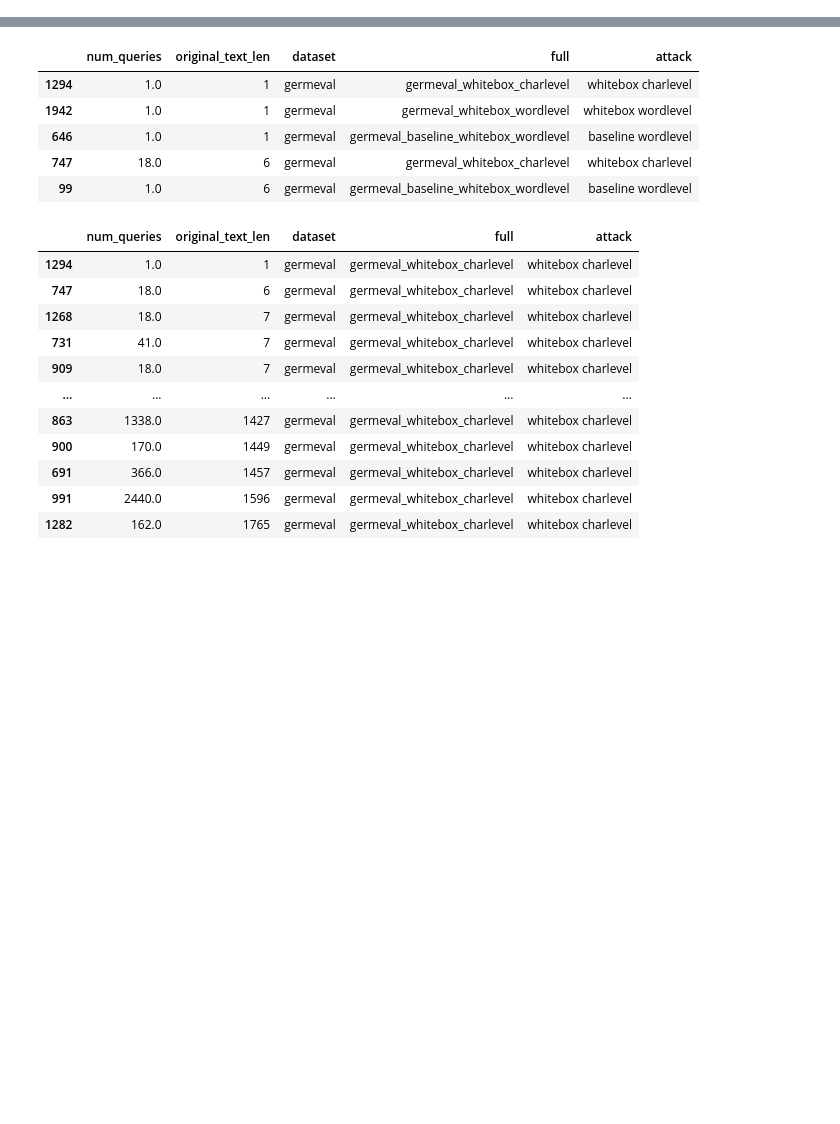
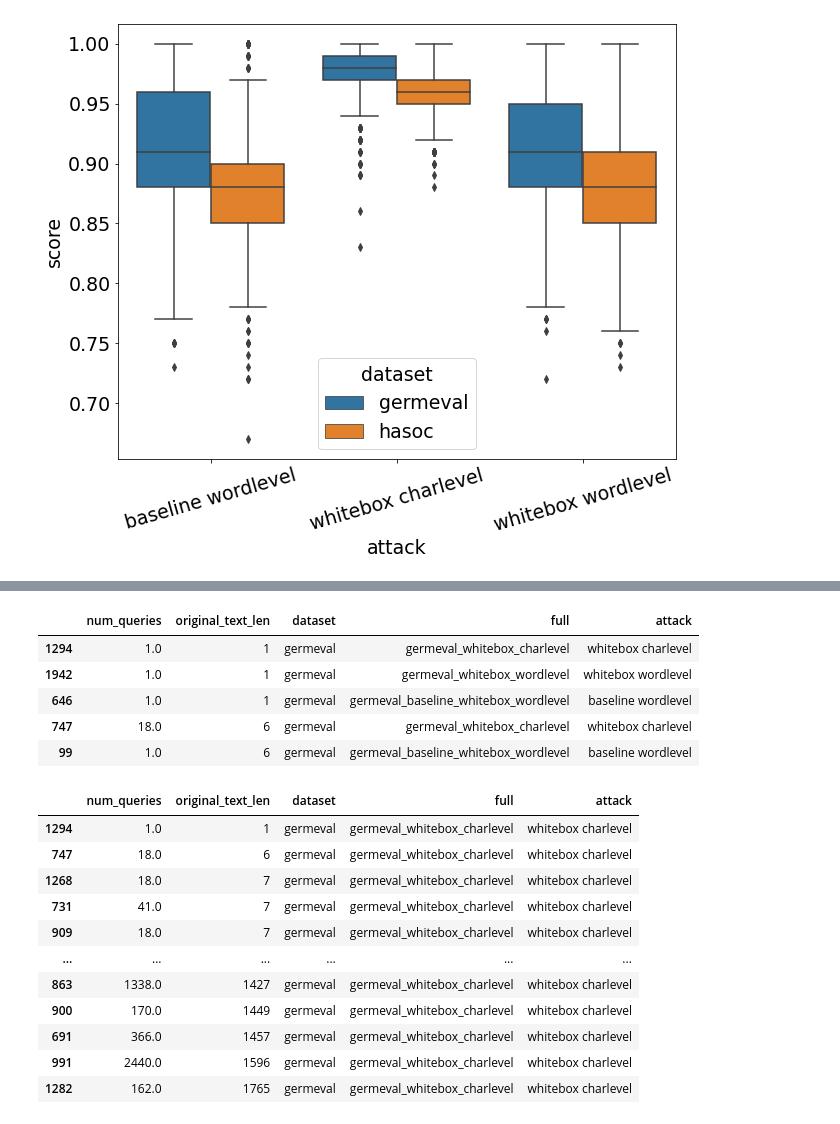
Before and after one commit to shahrukhx01/bert-probe, a Jupyter notebook: analysis/plots and analysis.ipynb, the cells around one changed output, grey strips where cells are left out. Cells and saved outputs as stored; diff of their text form; code cells hidden in the pictures; blank space fills up the shorter version.

```diff
--- a/analysis/plots and analysis.ipynb
+++ b/analysis/plots and analysis.ipynb
@@ -47,10 +49,16 @@ for dataset in datasets_fuzzy_char:
 # %%
 fuzzy_df = pd.DataFrame(fuzzy_results)
 a4_dims = (10, 8)
 plt.rcParams.update({'font.size': 19})
+
 fig, ax = plt.subplots(figsize=a4_dims)
+ax.tick_params(axis='x', rotation=16)
 ax = sns.boxplot(ax=ax, x="attack", y="score", hue="dataset",
                  data=fuzzy_df, )
+
+plt.savefig("edit_distance_attacks.pdf")
+# %% [output]
+[figure, added]
 # %%
 datasets_corr = ['germeval_baseline_whitebox_wordlevel', 'germeval_whitebox_charlevel', 'germeval_whitebox_wordlevel', 'hasoc_baseline_whitebox_wordlevel', 'hasoc_whitebox_wordlevel', 'hasoc_whitebox_charlevel']
 corr_results = []
```
Also changed, not shown: parts of 2 cells of this notebook, 2 other files.
